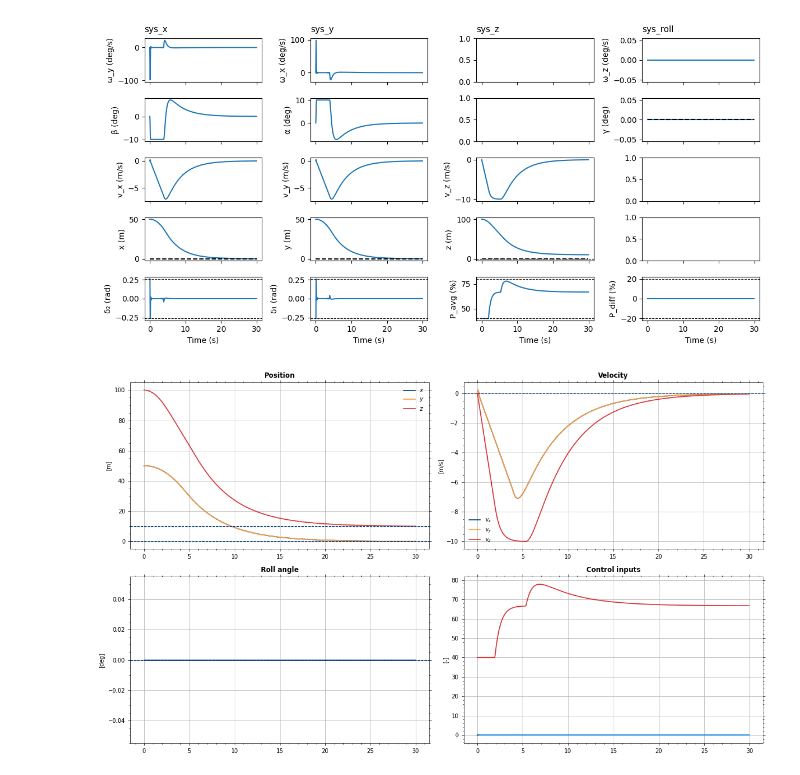
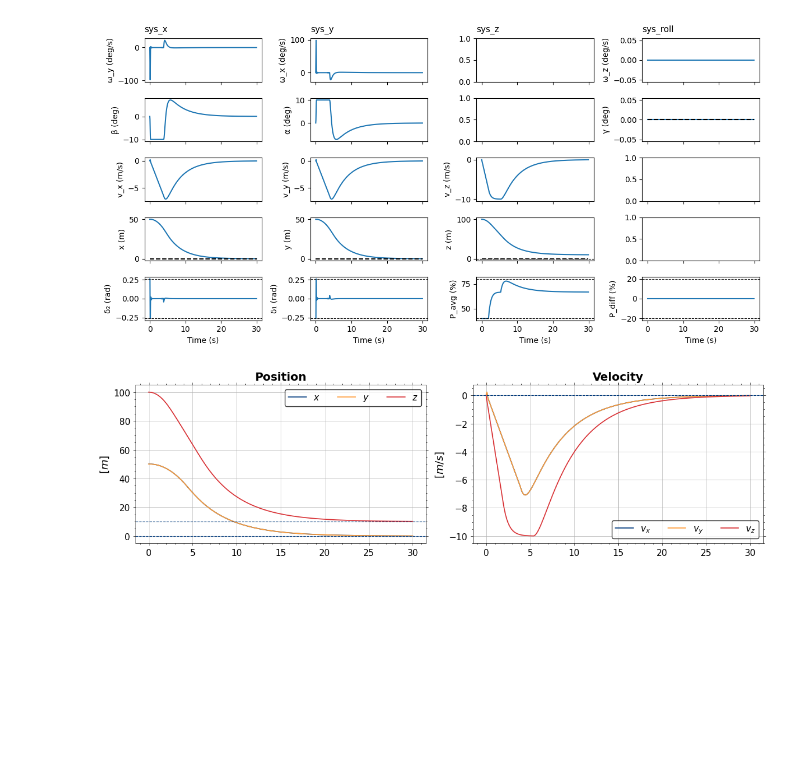
Before and after one commit to VincentEllenrieder/MPC-project-groupBS, a Jupyter notebook: project/Deliverable_3_3/Deliverable_3_3.ipynb, the cells around one changed output. Cells and saved outputs as stored; diff of their text form; code cells hidden in the pictures; blank space fills up the shorter version.

Commit message:
Deliverable 3.3: Cleaned code. finished plots

```diff
--- a/project/Deliverable_3_3/Deliverable_3_3.ipynb
+++ b/project/Deliverable_3_3/Deliverable_3_3.ipynb
@@ -87,55 +101,57 @@ plt.show()
 # %%
 import matplotlib.pyplot as plt
 from plot_style import set_mpc_style
 set_mpc_style()
+
+LABEL_FONTSIZE = 13
+TICK_FONTSIZE  = 11
+TITLE_FONTSIZE = 14
+LEGEND_FONTSIZE = 11
 
 x0 = np.array([
     0, 0, 0,   # angular rates
     0, 0, 0,   # angles
     0, 0, 0,   # velocities
     50, 50, 100  # positions
 ])
 
 pos_target = np.array([0.0, 0.0, 10.0])
 
-fig, axs = plt.subplots(2, 2, figsize=(11.69, 6.8))
+fig, axs = plt.subplots(1, 2, figsize=(11.69, 3.4))
 
 # --- Position ---
-axs[0, 0].plot(t_cl, x_cl[9, :], label=r"$x$")
-axs[0, 0].plot(t_cl, x_cl[10, :], label=r"$y$")
-axs[0, 0].plot(t_cl, x_cl[11, :], label=r"$z$")
-axs[0, 0].axhline(0, linestyle="--", linewidth=0.8)
-axs[0, 0].axhline(10, linestyle="--", linewidth=0.8)
-axs[0, 0].set_title("Position")
-axs[0, 0].set_ylabel("[m]")
-axs[0, 0].legend()
-axs[0, 0].grid()
+axs[0].plot(t_cl, x_cl[9, :], label=r"$x$")
+axs[0].plot(t_cl, x_cl[10, :], label=r"$y$")
+axs[0].plot(t_cl, x_cl[11, :], label=r"$z$")
+axs[0].axhline(0, linestyle="--", linewidth=0.8)
+axs[0].axhline(10, linestyle="--", linewidth=0.8)
+axs[0].tick_params(labelsize=TICK_FONTSIZE)
+axs[0].set_title("Position",fontsize=TITLE_FONTSIZE, fontweight="bold")
+axs[0].set_ylabel("$[m]$",fontsize=LABEL_FONTSIZE)
+handles, labels = axs[0].get_legend_handles_labels()
+axs[0].legend(handles, labels, loc="upper right", ncol=3, fontsize=LEGEND_FONTSIZE, frameon=True,
+           fancybox=True, edgecolor="black",
+)
+axs[0].grid()
 
 # --- Velocity ---
-axs[0, 1].plot(t_cl, x_cl[6, :], label=r"$v_x$")
-axs[0, 1].plot(t_cl, x_cl[7, :], label=r"$v_y$")
-axs[0, 1].plot(t_cl, x_cl[8, :], label=r"$v_z$")
-axs[0, 1].axhline(0, linestyle="--", linewidth=0.8)
-axs[0, 1].set_title("Velocity")
-axs[0, 1].set_ylabel("[m/s]")
-axs[0, 1].legend()
-axs[0, 1].grid()
+axs[1].plot(t_cl, x_cl[6, :], label=r"$v_x$")
+axs[1].plot(t_cl, x_cl[7, :], label=r"$v_y$")
+axs[1].plot(t_cl, x_cl[8, :], label=r"$v_z$")
+axs[1].axhline(0, linestyle="--", linewidth=0.8)
+axs[1].tick_params(labelsize=TICK_FONTSIZE)
+axs[1].set_title("Velocity",fontsize=TITLE_FONTSIZE, fontweight="bold")
+axs[1].set_ylabel("$[m/s]$",fontsize=LABEL_FONTSIZE)
+handles, labels = axs[1].get_legend_handles_labels()
 
-# --- Roll ---
-axs[1, 0].plot(t_cl, np.rad2deg(x_cl[5, :]))
-axs[1, 0].axhline(0, linestyle="--", linewidth=0.8)
-axs[1, 0].set_title("Roll angle")
-axs[1, 0].set_ylabel("[deg]")
-axs[1, 0].grid()
+axs[1].legend(handles, labels, loc="lower right", ncol=3, fontsize=LEGEND_FONTSIZE, frameon=True,
+           fancybox=True, edgecolor="black",
+)
+axs[1].grid()
 
-# --- Inputs ---
-axs[1, 1].plot(t_cl[:-1], u_cl.T)
-axs[1, 1].set_title("Control inputs")
-axs[1, 1].set_ylabel("[-]")
-axs[1, 1].grid()
 
 plt.tight_layout()
-plt.savefig("close_up_convergence.pdf", bbox_inches="tight")
+plt.savefig("PID_close_up_convergence.pdf", bbox_inches="tight")
 plt.show()
 # %% [output]
-[figure, old version]
+[figure, new version]
```
Also changed, not shown: parts of 2 cells of this notebook, 4 other files.
